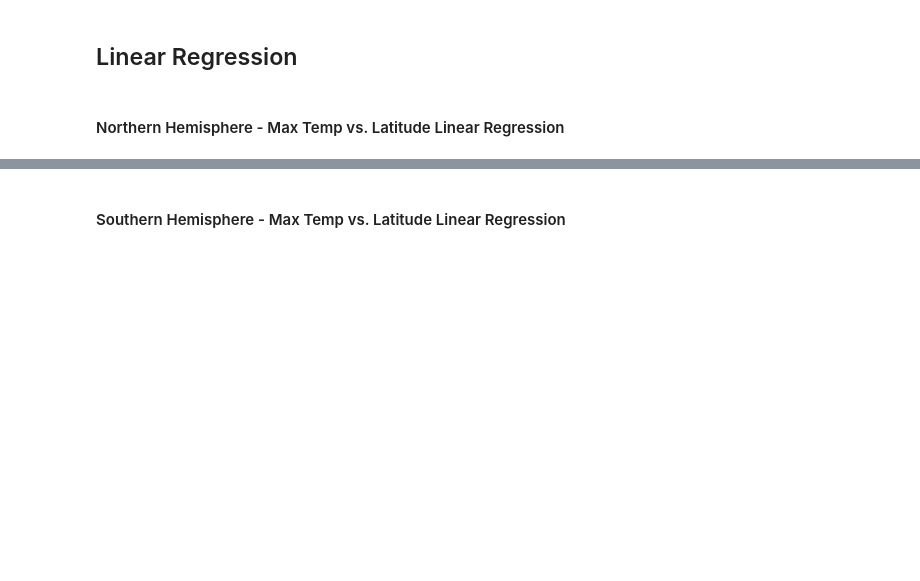
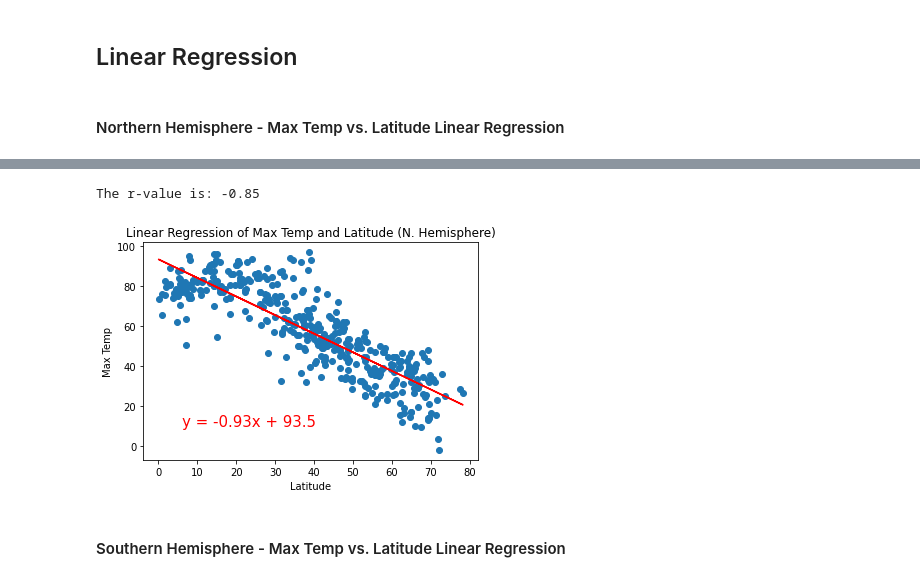
Before and after one commit to KKornegay/python-api-challenge, a Jupyter notebook: WeatherPy/WeatherPy.ipynb, the cells around one changed output, grey strips where cells are left out. Drawn from its saved outputs; the diff is of its cells as text; code cells hidden in the pictures; blank space fills up the shorter version.

Commit message:
started work on linear regressions

```diff
--- a/WeatherPy/WeatherPy.ipynb
+++ b/WeatherPy/WeatherPy.ipynb
@@ -276,5 +276,11 @@ plt.show()
 [figure]
 # %% [markdown]
 ## Linear Regression
+# %%
+import scipy.stats as st
+from scipy.stats import linregress
+
+north_hemi = city_weather_df.loc[city_weather_df["Latitude"]>=0]
+south_hemi = city_weather_df.loc[city_weather_df["Latitude"]<=0]
 # %% [markdown]
 ####  Northern Hemisphere - Max Temp vs. Latitude Linear Regression
@@ -285,2 +287,32 @@ The r-value is: 0.46937863826630627
+# %%
+north_lat = north_hemi["Latitude"]
+north_temp = north_hemi["Temperature"]
+
+#calculate and print pearson coefficient
+print(f"The r-value is: {round(st.pearsonr(north_temp, north_lat)[0],2)}")
+
+#set variables for linear regression
+x_values = north_lat
+y_values = north_temp
+(slope, intercept, rvalue, pvalue, stderr) = st.linregress(x_values, y_values)
+regress_values = x_values * slope + intercept
+line_eq = "y = " + str(round(slope,2)) + "x + " + str(round(intercept,2))
+
+#chart regression and add labels and title
+plt.scatter(x_values,y_values)
+plt.plot(x_values,regress_values,"r-")
+plt.annotate(line_eq,(6,10),fontsize=15,color="red")
+plt.xlabel('Latitude')
+plt.ylabel('Max Temp')
+plt.title("Linear Regression of Max Temp and Latitude (N. Hemisphere)")
+
+#save chart as png
+plt.savefig("output_data/N_Hemi_MaxTemp_vs_Lat_regression.png")
+
+#display chart
+plt.show()
+# %% [output]
+The r-value is: -0.85
+[figure, added]
 # %% [markdown]
 ####  Southern Hemisphere - Max Temp vs. Latitude Linear Regression
```
Also changed, not shown: parts of 3 cells of this notebook, 2 other files.
